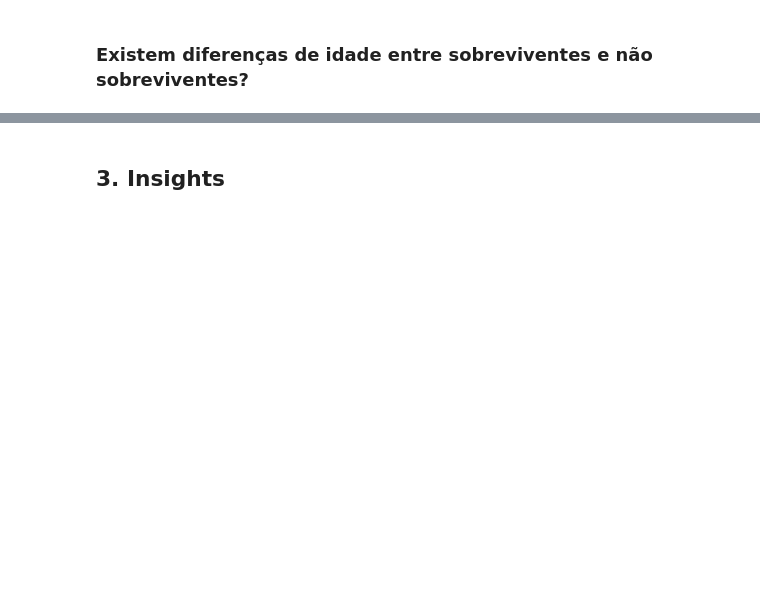
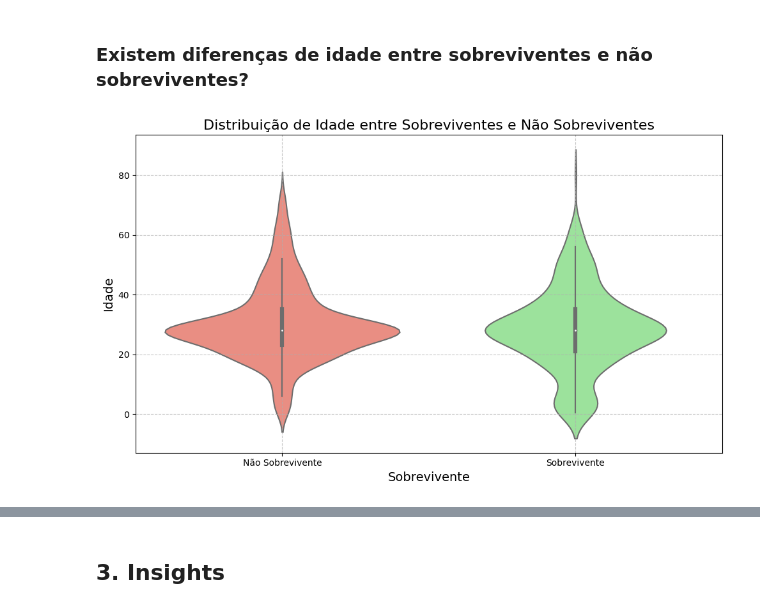
Before and after one commit to Giselz/avanti-bootcamp-cdd, a Jupyter notebook: notebooks/01-exploratory_data_analysis.ipynb, the cells around one changed output, grey strips where cells are left out. Saved outputs shown, nothing was run; the diff lists cells and outputs as text; code cells hidden in the pictures; blank space fills up the shorter version.

```diff
--- a/notebooks/01-exploratory_data_analysis.ipynb
+++ b/notebooks/01-exploratory_data_analysis.ipynb
@@ -420,2 +426,15 @@ plt.show()
 # %% [markdown]
 ### Existem diferenças de idade entre sobreviventes e não sobreviventes?
+# %%
+# Gráfico de violino para comparar a distribuição de idade entre sobreviventes e não sobreviventes
+plt.figure(figsize=(10, 6))
+sns.violinplot(x='Survived', y='Age', data=df, palette={0: 'salmon', 1: 'lightgreen'})
+plt.title('Distribuição de Idade entre Sobreviventes e Não Sobreviventes', fontsize=16)
+plt.xlabel('Sobrevivente', fontsize=14)
+plt.ylabel('Idade', fontsize=14)
+plt.xticks([0, 1], ['Não Sobrevivente', 'Sobrevivente'])
+plt.grid(True, linestyle='--', alpha=0.7)
+plt.tight_layout()
+plt.show()
+# %% [output]
+[figure, added]
```
Also changed, not shown: parts of 17 cells of this notebook.
